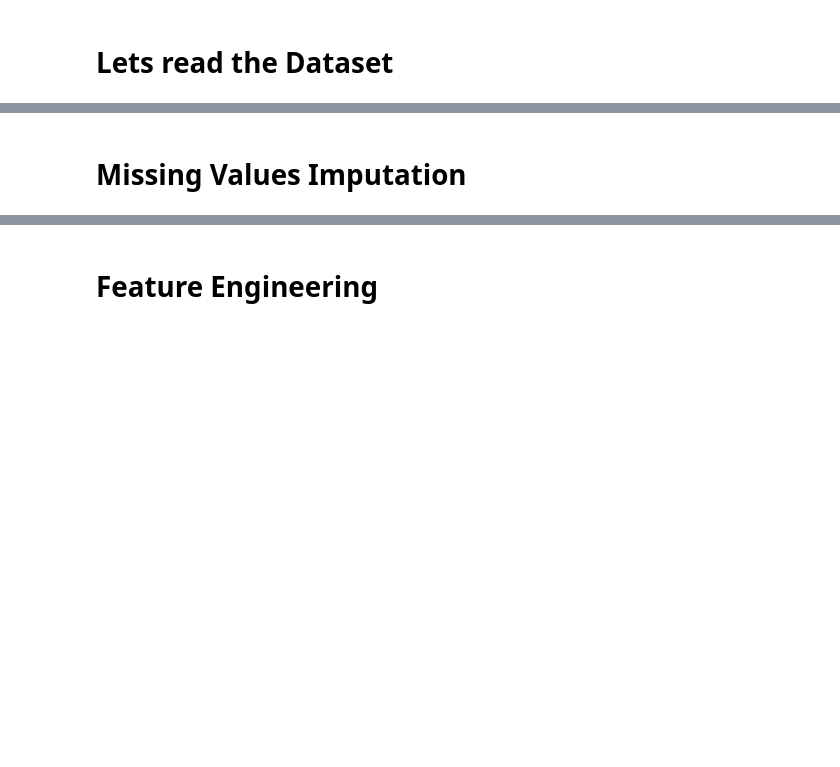
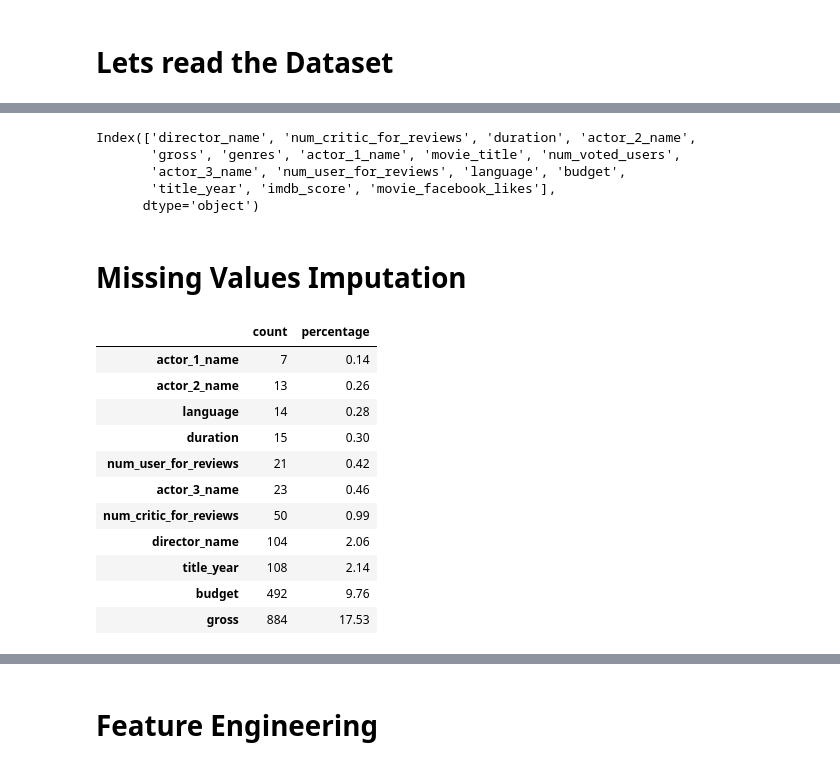
Before and after one commit to ayaramis/DataScience, a Jupyter notebook: recommendation_system/Movie Dataset EDA & Recommendation Engine 13.03.2024.ipynb, the cells around one changed output, grey strips where cells are left out. Drawn from its saved outputs; the diff is of its cells as text; code cells hidden in the pictures; blank space fills up the shorter version.

```diff
--- a/recommendation_system/Movie Dataset EDA & Recommendation Engine 13.03.2024.ipynb
+++ b/recommendation_system/Movie Dataset EDA & Recommendation Engine 13.03.2024.ipynb
@@ -86,2 +121,51 @@ warnings.filterwarnings('ignore')
+# %%
+data = data.drop([
+    'color',
+    'director_facebook_likes',
+    'actor_3_facebook_likes',
+    'actor_1_facebook_likes',
+    'cast_total_facebook_likes',
+    'actor_2_facebook_likes',
+    'facenumber_in_poster',
+    'content_rating',
+    'country',
+    'movie_imdb_link',
+    'aspect_ratio',
+    'plot_keywords',
+],
+                 axis=1)
+data.columns
+# %% [output]
+Index(['director_name', 'num_critic_for_reviews', 'duration', 'actor_2_name',
+       'gross', 'genres', 'actor_1_name', 'movie_title', 'num_voted_users',
+       'actor_3_name', 'num_user_for_reviews', 'language', 'budget',
+       'title_year', 'imdb_score', 'movie_facebook_likes'],
+      dtype='object')
 # %% [markdown]
 # Missing Values Imputation
+# %%
+def analyze_missing_values(data):
+    missing_df = pd.DataFrame({
+        "count":
+        data.isnull().sum(),
+        "percentage":
+        round(data.isnull().mean() * 100, 2)
+    })
+    missing_df = missing_df[missing_df['count'] != 0].sort_values(
+        by='count', ascending=True)
+    return missing_df
+# %%
+analyze_missing_values(data)
+# %% [output]
+|  | count | percentage |
+| actor_1_name | 7 | 0.14 |
+| actor_2_name | 13 | 0.26 |
+| language | 14 | 0.28 |
+| duration | 15 | 0.30 |
+| num_user_for_reviews | 21 | 0.42 |
+| actor_3_name | 23 | 0.46 |
+| num_critic_for_reviews | 50 | 0.99 |
+| director_name | 104 | 2.06 |
+| title_year | 108 | 2.14 |
+| budget | 492 | 9.76 |
+| gross | 884 | 17.53 |
```
Also changed, not shown: parts of 26 cells of this notebook.
